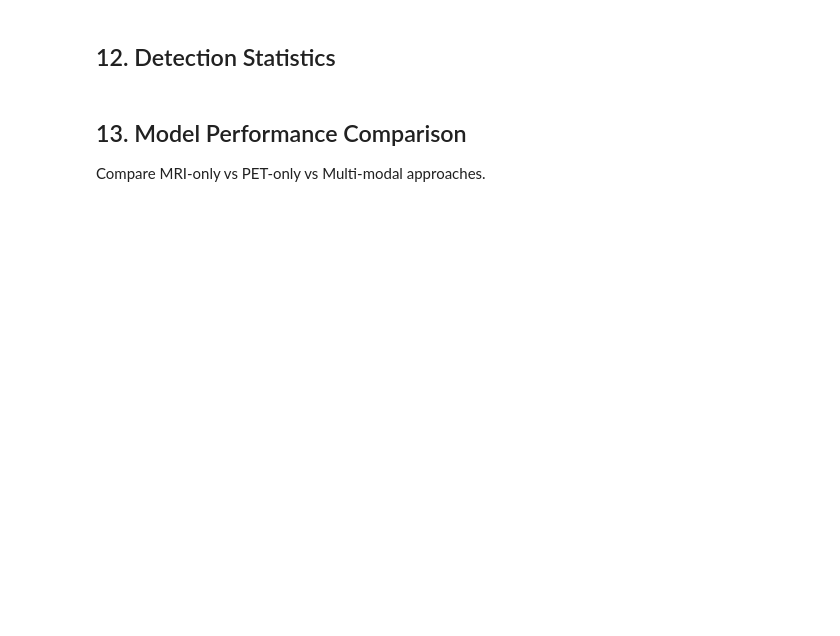
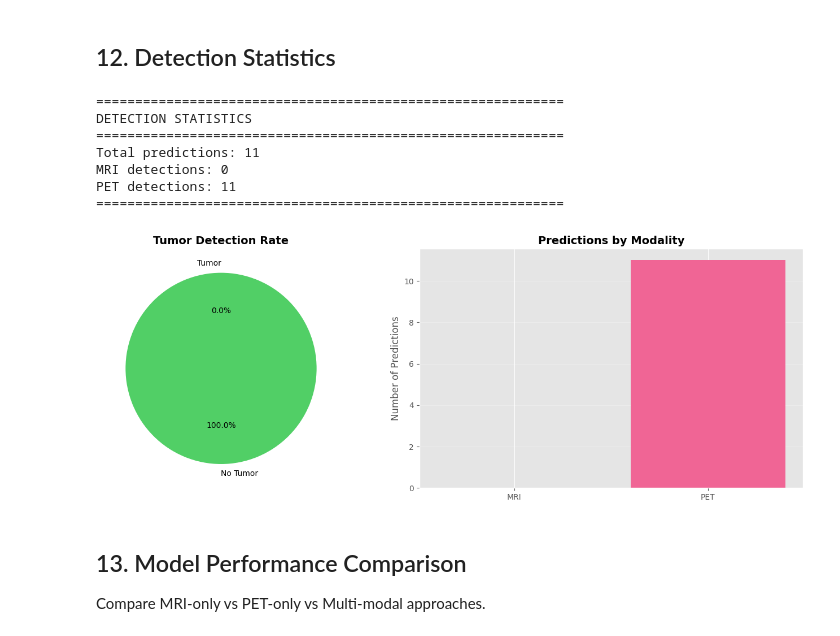
Before and after one commit to sabbirahmed404/Brain_lessions_Deep_Learning, a Jupyter notebook: multimodal-brain-tumor-detection.ipynb, the cells around one changed output. Drawn from its saved outputs; the diff is of its cells as text; code cells hidden in the pictures; blank space fills up the shorter version.

```diff
--- a/multimodal-brain-tumor-detection.ipynb
+++ b/multimodal-brain-tumor-detection.ipynb
@@ -872,35 +959,47 @@ else:
 # %%
 stats = detector.get_statistics()
 
 print("="*60)
 print("DETECTION STATISTICS")
 print("="*60)
 print(f"Total predictions: {stats['total_predictions']}")
 print(f"MRI detections: {stats['mri_detections']}")
 print(f"PET detections: {stats['pet_detections']}")
 print("="*60)
 
 # Plot
 if stats['total_predictions'] > 0:
     fig, (ax1, ax2) = plt.subplots(1, 2, figsize=(14, 5))
 
     # Pie chart
-    if 'results' in locals():
-        tumor_counts = [sum(1 for r in results if r['has_tumor']),
-                        sum(1 for r in results if not r['has_tumor'])]
+    if 'batch_results' in locals():
+        tumor_counts = [sum(1 for r in batch_results if r['has_tumor']),
+                        sum(1 for r in batch_results if not r['has_tumor'])]
         ax1.pie(tumor_counts, labels=['Tumor', 'No Tumor'], autopct='%1.1f%%',
                 colors=['#ff6b6b', '#51cf66'], startangle=90)
         ax1.set_title('Tumor Detection Rate', fontsize=14, fontweight='bold')
+    else:
+        ax1.set_title('Tumor Detection Rate (Run Batch Test)')
+
 
     # Bar chart
     modality_data = [stats['mri_detections'], stats['pet_detections']]
     ax2.bar(['MRI', 'PET'], modality_data, color=['#4dabf7', '#f06595'])
     ax2.set_ylabel('Number of Predictions')
     ax2.set_title('Predictions by Modality', fontsize=14, fontweight='bold')
     ax2.grid(axis='y', alpha=0.3)
 
     plt.tight_layout()
     plt.show()
+# %% [output]
+============================================================
+DETECTION STATISTICS
+============================================================
+Total predictions: 11
+MRI detections: 0
+PET detections: 11
+============================================================
+[figure, added]
 # %% [markdown]
 ## 13. Model Performance Comparison
 
```
Also changed, not shown: parts of 8 cells of this notebook.
